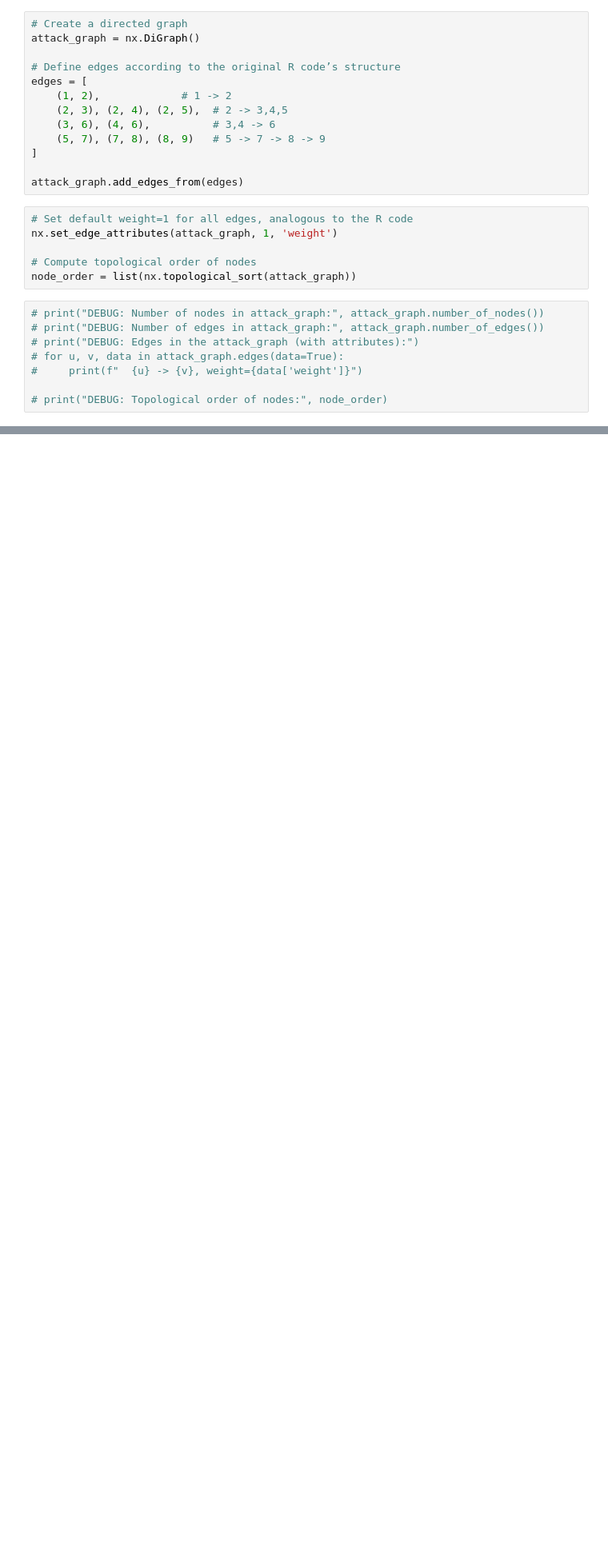
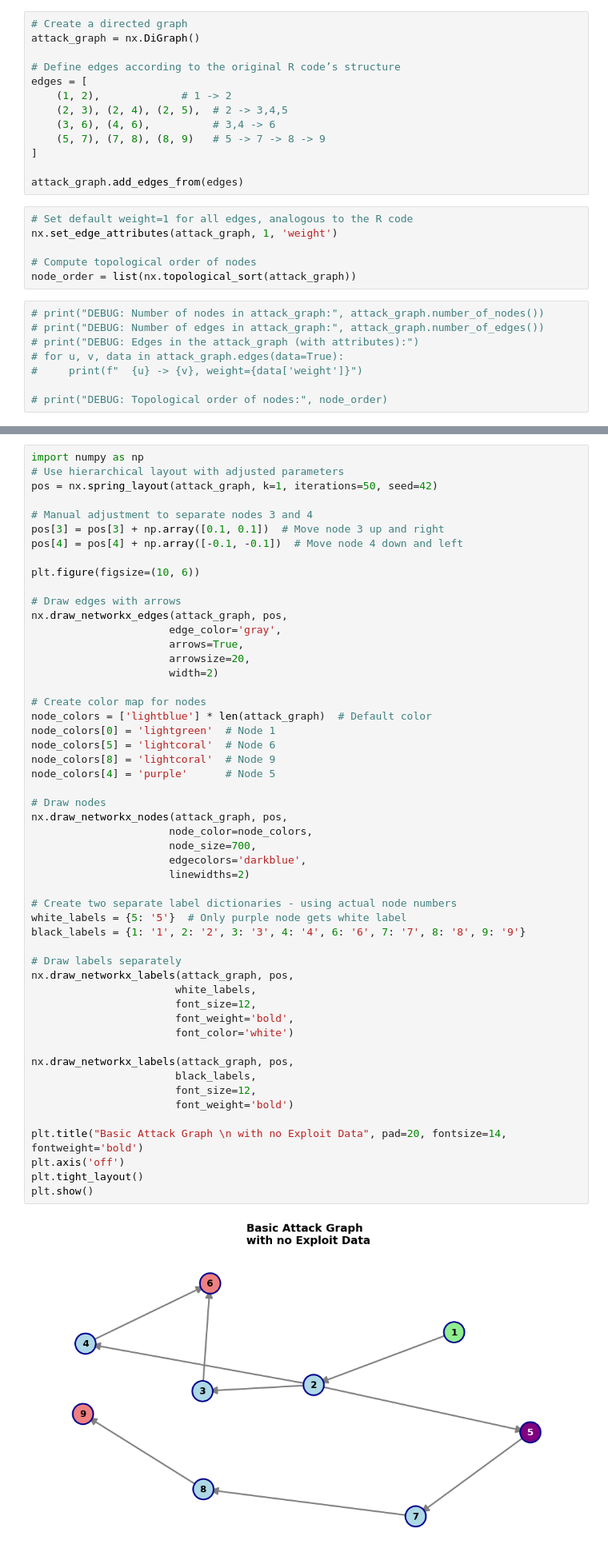
Before and after one commit to wiggly1993/Python_Implementation_ComputersAndSecurity_RoboticsCaseStudies_Cut-The-Rope, a Jupyter notebook: src/attack_graph_MARA.ipynb, the cells around one changed output, grey strips where cells are left out. Shown at 80% size. Drawn from its saved outputs; the diff is of its cells as text; blank space fills up the shorter version.

```diff
--- a/src/attack_graph_MARA.ipynb
+++ b/src/attack_graph_MARA.ipynb
@@ -35,0 +38,54 @@ node_order = list(nx.topological_sort(attack_graph))
+# %%
+import numpy as np
+# Use hierarchical layout with adjusted parameters
+pos = nx.spring_layout(attack_graph, k=1, iterations=50, seed=42)
+
+# Manual adjustment to separate nodes 3 and 4
+pos[3] = pos[3] + np.array([0.1, 0.1])  # Move node 3 up and right
+pos[4] = pos[4] + np.array([-0.1, -0.1])  # Move node 4 down and left
+
+plt.figure(figsize=(10, 6))
+
+# Draw edges with arrows
+nx.draw_networkx_edges(attack_graph, pos,
+                      edge_color='gray',
+                      arrows=True,
+                      arrowsize=20,
+                      width=2)
+
+# Create color map for nodes
+node_colors = ['lightblue'] * len(attack_graph)  # Default color
+node_colors[0] = 'lightgreen'  # Node 1
+node_colors[5] = 'lightcoral'  # Node 6
+node_colors[8] = 'lightcoral'  # Node 9
+node_colors[4] = 'purple'      # Node 5
+
+# Draw nodes
+nx.draw_networkx_nodes(attack_graph, pos,
+                      node_color=node_colors,
+                      node_size=700,
+                      edgecolors='darkblue',
+                      linewidths=2)
+
+# Create two separate label dictionaries - using actual node numbers
+white_labels = {5: '5'}  # Only purple node gets white label
+black_labels = {1: '1', 2: '2', 3: '3', 4: '4', 6: '6', 7: '7', 8: '8', 9: '9'}
+
+# Draw labels separately
+nx.draw_networkx_labels(attack_graph, pos,
+                       white_labels,
+                       font_size=12,
+                       font_weight='bold',
+                       font_color='white')
+
+nx.draw_networkx_labels(attack_graph, pos,
+                       black_labels,
+                       font_size=12,
+                       font_weight='bold')
+
+plt.title("Basic Attack Graph \n with no Exploit Data", pad=20, fontsize=14, fontweight='bold')
+plt.axis('off')
+plt.tight_layout()
+plt.show()
+# %% [output]
+[figure, added]
```
Also changed, not shown: parts of 1 cell of this notebook, 9 other files.
